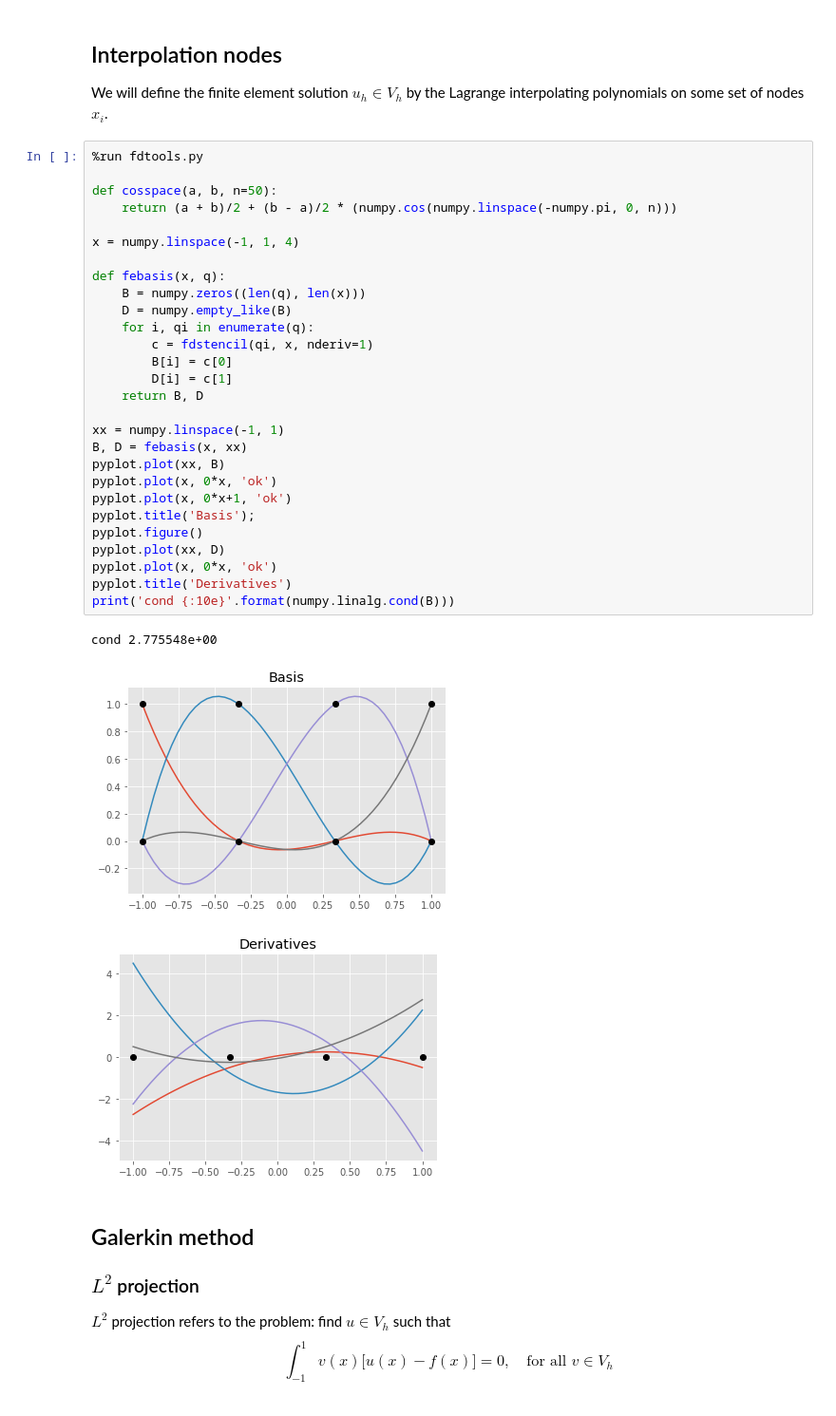
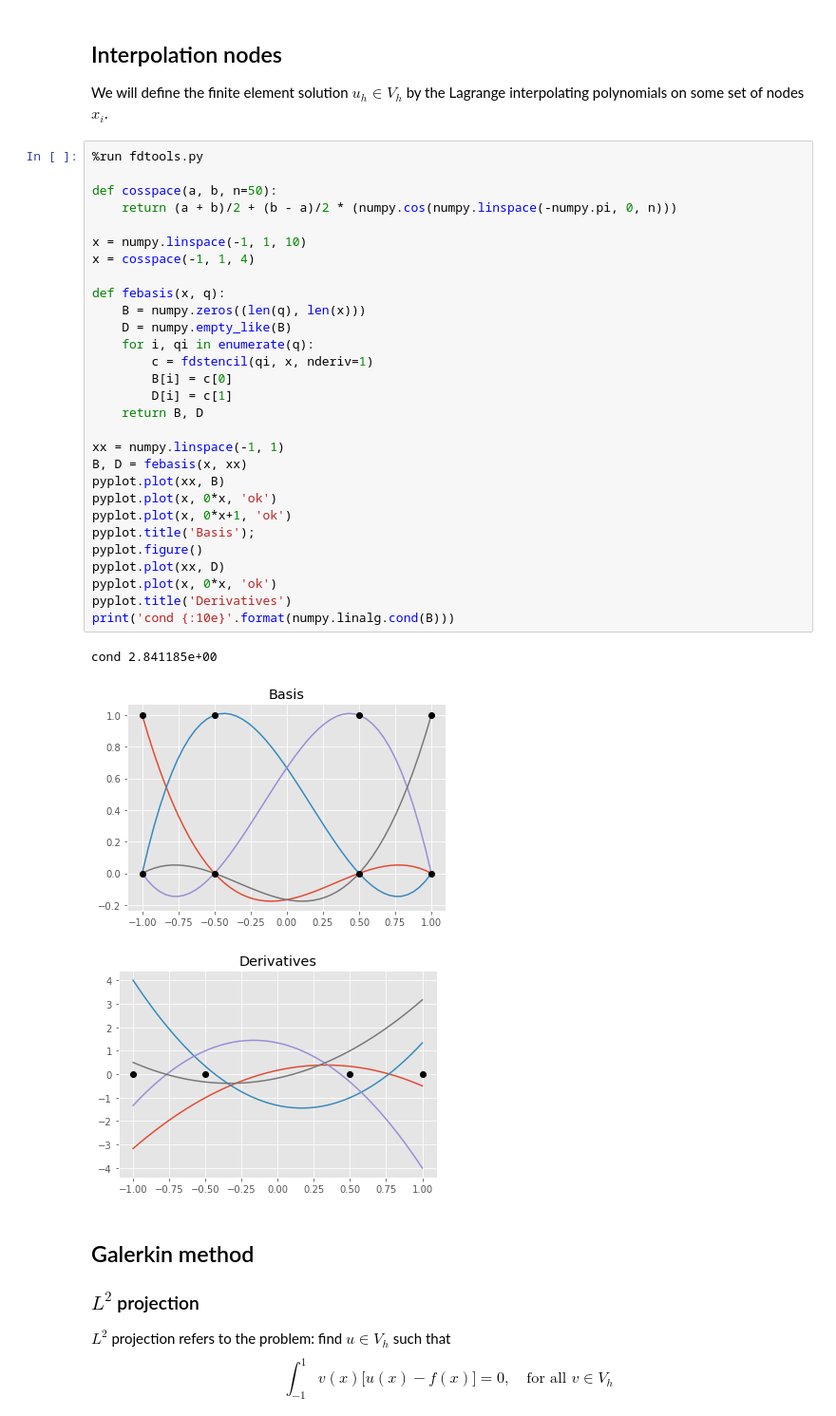
Before and after one commit to tkonolige/class-1, a Jupyter notebook: FEM.ipynb, the cells around one changed output. Shown at 95% size. Drawn from its saved outputs; the diff is of its cells as text.

```diff
--- a/FEM.ipynb
+++ b/FEM.ipynb
@@ -173,35 +174,36 @@ We will define the finite element solution $u_h \in V_h$ by the Lagrange interpo
 # %%
 %run fdtools.py
 
 def cosspace(a, b, n=50):
     return (a + b)/2 + (b - a)/2 * (numpy.cos(numpy.linspace(-numpy.pi, 0, n)))
 
-x = numpy.linspace(-1, 1, 4)
+x = numpy.linspace(-1, 1, 10)
+x = cosspace(-1, 1, 4)
 
 def febasis(x, q):
     B = numpy.zeros((len(q), len(x)))
     D = numpy.empty_like(B)
     for i, qi in enumerate(q):
         c = fdstencil(qi, x, nderiv=1)
         B[i] = c[0]
         D[i] = c[1]
     return B, D
 
 xx = numpy.linspace(-1, 1)
 B, D = febasis(x, xx)
 pyplot.plot(xx, B)
 pyplot.plot(x, 0*x, 'ok')
 pyplot.plot(x, 0*x+1, 'ok')
 pyplot.title('Basis');
 pyplot.figure()
 pyplot.plot(xx, D)
 pyplot.plot(x, 0*x, 'ok')
 pyplot.title('Derivatives')
 print('cond {:10e}'.format(numpy.linalg.cond(B)))
 # %% [output]
-cond 2.775548e+00
+cond 2.841185e+00
-[figure, old version]
+[figure, new version]
-[figure, old version]
+[figure, new version]
 # %% [markdown]
 ## Galerkin method
 
```
Also changed, not shown: parts of 28 cells of this notebook, 1 other file.
